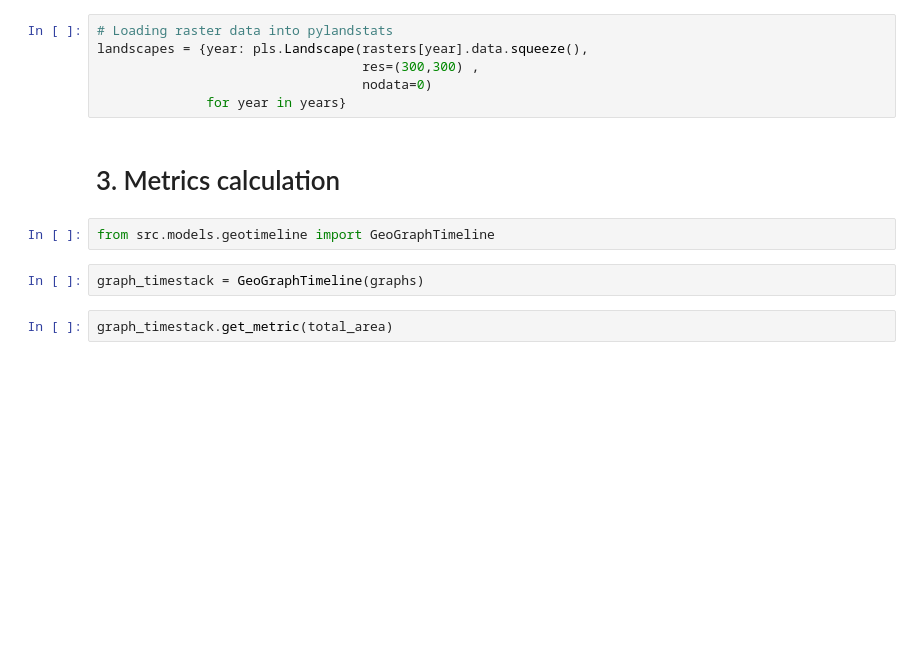
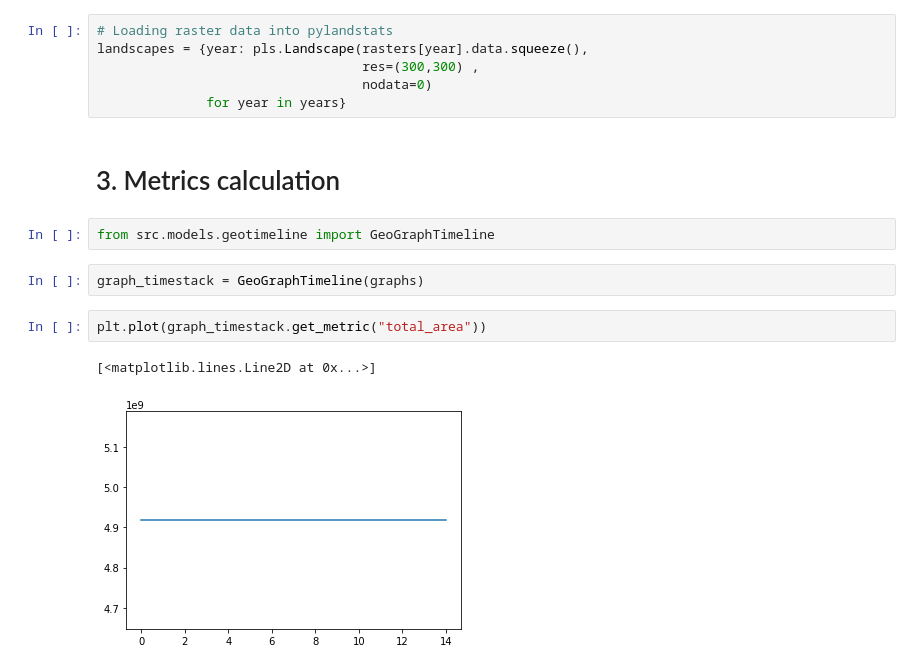
Before and after one commit to ai4er-cdt/geograph, a Jupyter notebook: notebooks/exploratory/3-demo-landscape-timeseries-metrics.ipynb, the cells around one changed output. Cells and saved outputs as stored; diff of their text form; blank space fills up the shorter version.

Commit message:
fix: iteration through graphs in geotimline metrics

```diff
--- a/notebooks/exploratory/3-demo-landscape-timeseries-metrics.ipynb
+++ b/notebooks/exploratory/3-demo-landscape-timeseries-metrics.ipynb
@@ -80,4 +94,7 @@ from src.models.geotimeline import GeoGraphTimeline
 # %%
 graph_timestack = GeoGraphTimeline(graphs)
 # %%
-graph_timestack.get_metric(total_area)
+plt.plot(graph_timestack.get_metric("total_area"))
+# %% [output]
+[<matplotlib.lines.Line2D at 0x...>]
+[figure, added]
```
Also changed, not shown: parts of 5 cells of this notebook, 1 other file.
